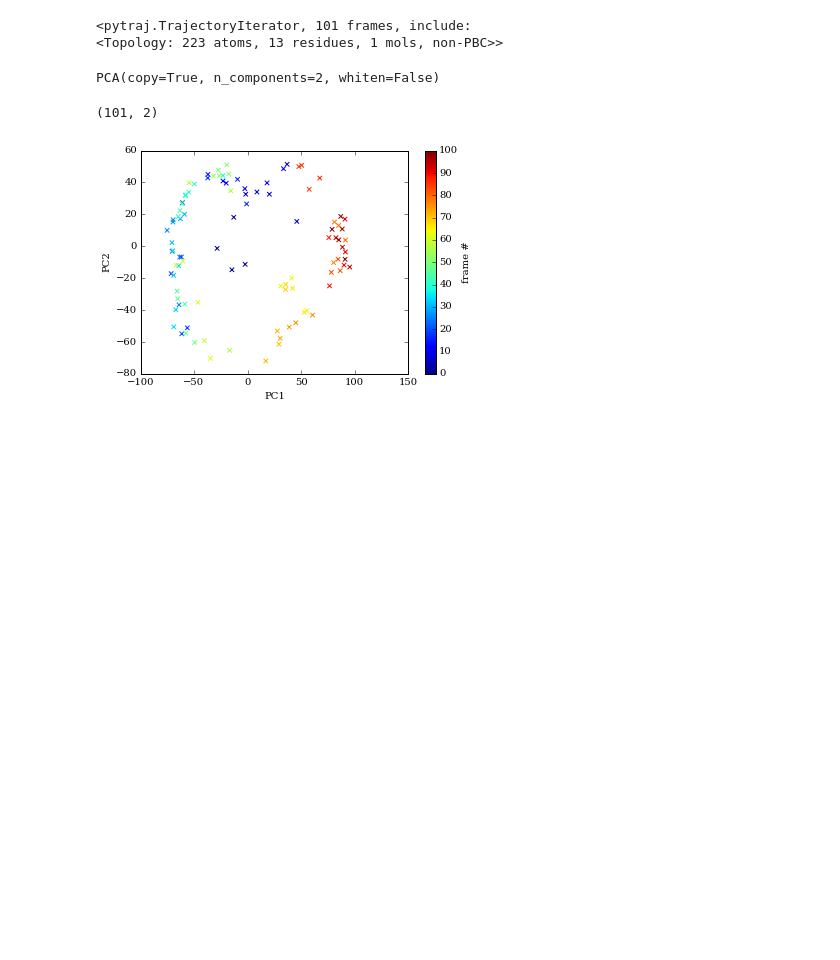
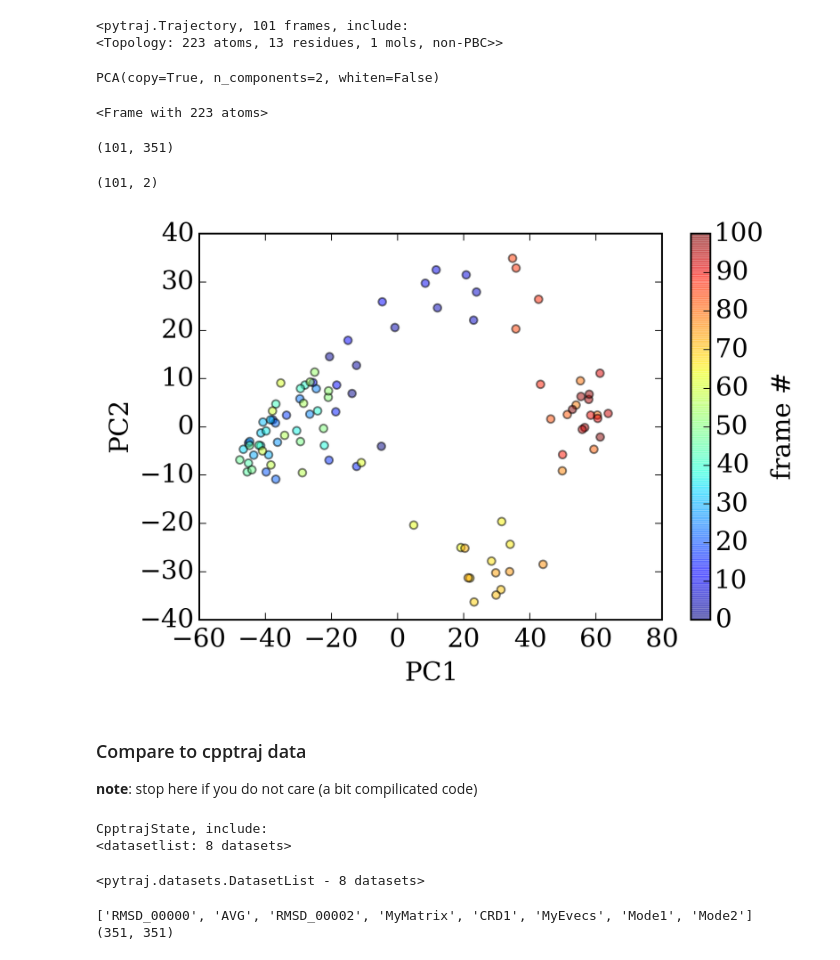
Before and after one commit to Amber-MD/pytraj, a Jupyter notebook: doc/data/pca_mdtraj_adapted.ipynb, the cells around one changed output. Saved outputs shown, nothing was run; the diff lists cells and outputs as text; code cells hidden in the pictures; blank space fills up the shorter version.

```diff
--- a/doc/data/pca_mdtraj_adapted.ipynb
+++ b/doc/data/pca_mdtraj_adapted.ipynb
@@ -10,14 +15,14 @@ from sklearn.decomposition import PCA
 # we use `load` method to load all data to memory. This is good for small data size.
 # use `pytraj.iterload` for out-of-core traj.
 
-traj = pt.load('data/tz2.nc', 'data/tz2.parm7')
+traj = pt.load('tz2.nc', 'tz2.parm7')
 traj
 # %% [output]
-<pytraj.TrajectoryIterator, 101 frames, include:
+<pytraj.Trajectory, 101 frames, include:
 <Topology: 223 atoms, 13 residues, 1 mols, non-PBC>>
 # %%
-pca1 = PCA(n_components=2)
-pca1
+pca = PCA(n_components=2)
+pca
 # %% [output]
 PCA(copy=True, n_components=2, whiten=False)
 # %%
@@ -26,5 +31,7 @@ traj.rmsfit(0)
-# %%
-reduced_cartesian = pca1.fit_transform(traj.xyz.reshape(traj.n_frames, traj.n_atoms * 3))
-print(reduced_cartesian.shape)
-# %% [output]
-(101, 2)
+# %%
+# create average structure
+
+avg = pt.mean_structure(traj)
+avg
+# %% [output]
+<Frame with 223 atoms>
@@ -31,9 +41,27 @@ print(reduced_cartesian.shape)
+# %%
+# perform PCA calculation and get transformed coords
+# we need to reshape 3D traj.xyz array to 2D to make sklearn happy
+# make a new traj by stripping all H atoms
+traj_new = traj['!@H=']
+xyz_2d = traj_new.xyz.reshape(traj_new.n_frames, traj_new.n_atoms * 3)
+print(xyz_2d.shape) # (n_frames, n_dimensions)
+# %% [output]
+(101, 351)
+# %%
+reduced_cartesian = pca.fit_transform(xyz_2d)
+print(reduced_cartesian.shape) # (n_frames, n_dimensions)
+# %% [output]
+(101, 2)
 # %%
 plt.figure()
-plt.scatter(reduced_cartesian[:, 0], reduced_cartesian[:,1], marker='x', c=range(traj.n_frames))
+plt.scatter(reduced_cartesian[:, 0], reduced_cartesian[:,1], marker='o', c=range(traj_new.n_frames), alpha=0.5)
 plt.xlabel('PC1')
 plt.ylabel('PC2')
 cbar = plt.colorbar()
 cbar.set_label('frame #')
 # %% [output]
-[figure, old version]
+[figure, new version]
+# %% [markdown]
+### Compare to cpptraj data
+
+**note**: stop here if you do not care (a bit compilicated code)
@@ -39,0 +93,18 @@ cbar.set_label('frame #')
+# %%
+state = pt.datafiles.load_cpptraj_state(command)
+# tell 'run' to perform all calculation
+state.run()
+# %% [output]
+CpptrajState, include:
+<datasetlist: 8 datasets>
+# %%
+# get data
+state.data
+# %% [output]
+<pytraj.datasets.DatasetList - 8 datasets>
+# %%
+print([dset.key for dset in state.data])
+print(state.data['MyMatrix'].values.shape)
+# %% [output]
+['RMSD_00000', 'AVG', 'RMSD_00002', 'MyMatrix', 'CRD1', 'MyEvecs', 'Mode1', 'Mode2']
+(351, 351)
```
Also changed, not shown: parts of 8 cells of this notebook, 15 other files.
